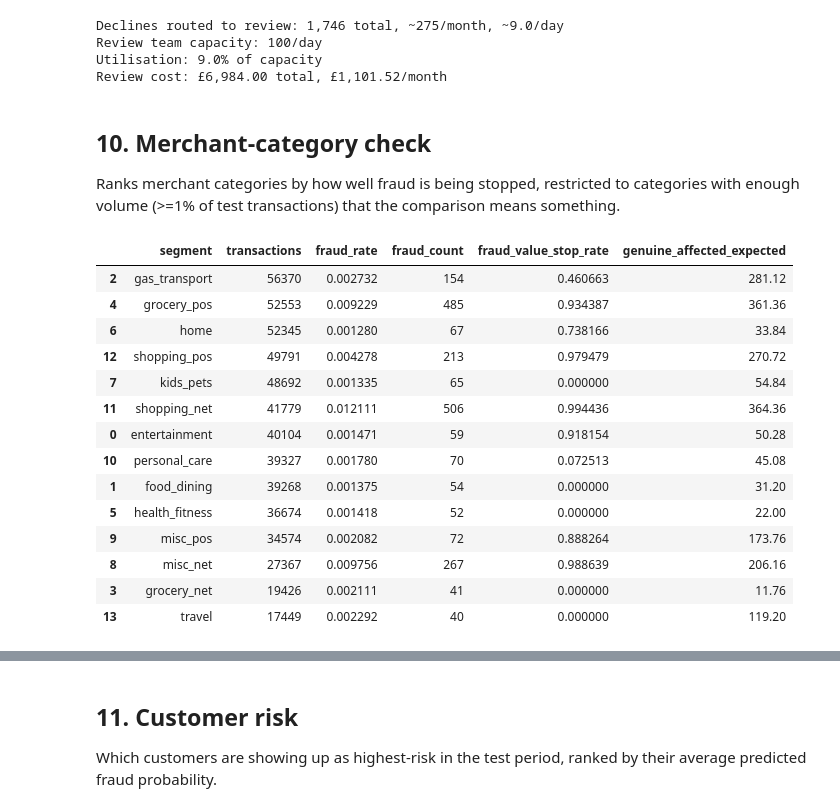
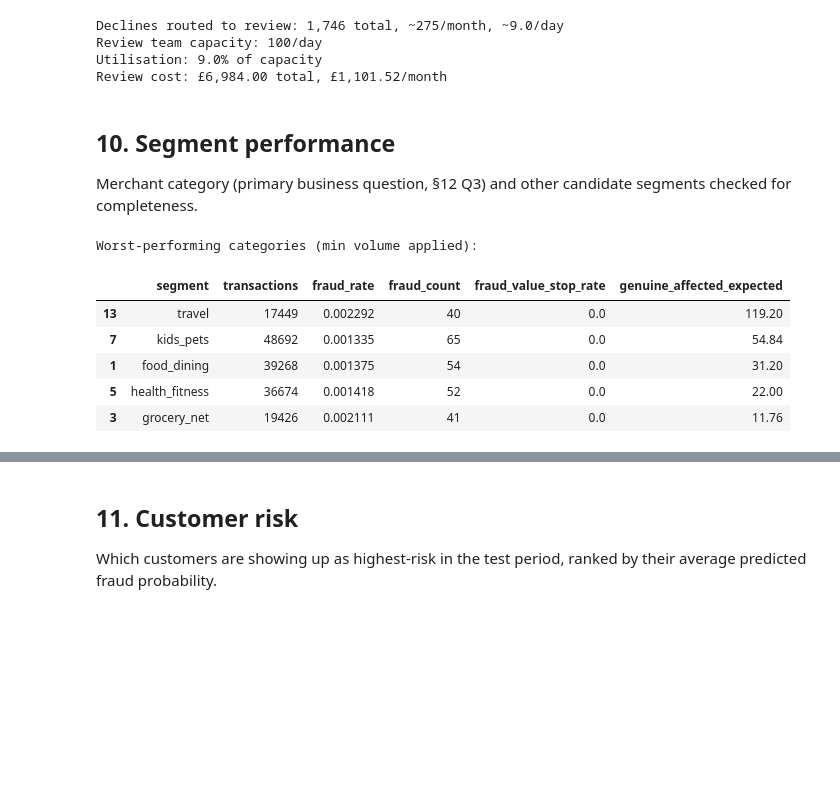
Before and after one commit to Ann-Vaseekar/fraud-model, a Jupyter notebook: notebooks/02_modelling.ipynb, the cells around one changed output, grey strips where cells are left out. Saved outputs shown, nothing was run; the diff lists cells and outputs as text; code cells hidden in the pictures; blank space fills up the shorter version.

```diff
--- a/notebooks/02_modelling.ipynb
+++ b/notebooks/02_modelling.ipynb
@@ -62,20 +62,13 @@ if time_values.isna().all():
 order = np.argsort(time_values.to_numpy())
 n_val = max(1, int(len(order) * 0.20))
 
-train_idx = model_train.index[order[:-n_val]]
-val_idx = model_train.index[order[-n_val:]]
+train_idx, val_idx = model_train.index[order[:-n_val]], model_train.index[order[-n_val:]]
 
 X_tr, y_tr = X_train.loc[train_idx], y_train.loc[train_idx]
 X_val, y_val = X_train.loc[val_idx], y_train.loc[val_idx]
 
-print(
-    f"Train:      {X_tr.shape[0]:,} rows "
-    f"({time_values.loc[train_idx].min()} → {time_values.loc[train_idx].max()})"
-)
-print(
-    f"Validation: {X_val.shape[0]:,} rows "
-    f"({time_values.loc[val_idx].min()} → {time_values.loc[val_idx].max()})"
-)
+print(f"Train:      {X_tr.shape[0]:,} rows ({time_values.loc[train_idx].min()} → {time_values.loc[train_idx].max()})")
+print(f"Validation: {X_val.shape[0]:,} rows ({time_values.loc[val_idx].min()} → {time_values.loc[val_idx].max()})")
 # %% [output]
 Train:      1,037,340 rows (2019-01-01 00:00:18 → 2020-03-06 07:15:17)
 Validation: 259,335 rows (2020-03-06 07:16:43 → 2020-06-21 12:13:37)
@@ -225,8 +210,8 @@ def expected_action_costs(probability, amounts, prior_declines):
 # %%
 def run_attrition_aware_policy(model_df, probability, y_true, customer_col="cc_num", date_col="trans_time", amount_col="amt"):
     """
-    Apply a risk-based policy: aware of attrition risk so we don't repeatedly decline
-    potential genuine transactions for the same cutomer
+    Apply a risk-based policy: aware of attrition risk to reduce repeatedly declining
+    potential genuine transactions for the same cutomer within the same year
     """
 
     ordered = model_df.assign(fraud_probability=probability, is_fraud=y_true.to_numpy()).sort_values(date_col)
@@ -348,9 +333,9 @@ Review team capacity: 100/day
 Utilisation: 9.0% of capacity
 Review cost: £6,984.00 total, £1,101.52/month
 # %% [markdown]
-## 10. Merchant-category check
+## 10. Segment performance
 
-Ranks merchant categories by how well fraud is being stopped, restricted to categories with enough volume (>=1% of test transactions) that the comparison means something.
+Merchant category (primary business question, §12 Q3) and other candidate segments checked for completeness.
 # %%
 def segment_metrics(df, y_true, actions, segment_col):
     fraud = y_true.to_numpy().astype(bool)
@@ -364,46 +349,39 @@ def segment_metrics(df, y_true, actions, segment_col):
         fraud_count, fraud_value = seg_fraud.sum(), seg_amounts[seg_fraud].sum()
         stopped_value = (
             seg_amounts[seg_fraud & (seg_actions == "decline")].sum()
             + seg_amounts[seg_fraud & (seg_actions == "stepup")].sum() * config.STEP_UP_FRAUD_STOP_RATE
         )
 
         genuine = ~seg_fraud
         affected = (
             (genuine & (seg_actions == "decline")).sum()
             + (genuine & (seg_actions == "stepup")).sum() * config.STEP_UP_GENUINE_ABANDON_RATE
         )
 
         rows.append({
             "segment": segment, "transactions": len(pos),
             "fraud_rate": fraud_count / len(pos), "fraud_count": fraud_count,
             "fraud_value_stop_rate": stopped_value / fraud_value if fraud_value else np.nan,
             "genuine_affected_expected": affected,
         })
 
     return pd.DataFrame(rows).sort_values("transactions", ascending=False)
 
 
 category_results = segment_metrics(model_test, y_test, actions, "category")
 min_segment_volume = max(1, int(0.01 * len(X_test)))
 worst_categories = (
     category_results[category_results["transactions"] >= min_segment_volume]
     .sort_values(["fraud_value_stop_rate", "genuine_affected_expected"], ascending=[True, False])
-    .head(4)
+    .head(5)
 )
-category_results
+print("Worst-performing categories (min volume applied):")
+worst_categories
 # %% [output]
+Worst-performing categories (min volume applied):
 |  | segment | transactions | fraud_rate | fraud_count | fraud_value_stop_rate | genuine_affected_expected |
-| 2 | gas_transport | 56370 | 0.002732 | 154 | 0.460663 | 281.12 |
-| 4 | grocery_pos | 52553 | 0.009229 | 485 | 0.934387 | 361.36 |
-| 6 | home | 52345 | 0.001280 | 67 | 0.738166 | 33.84 |
-| 12 | shopping_pos | 49791 | 0.004278 | 213 | 0.979479 | 270.72 |
-| 7 | kids_pets | 48692 | 0.001335 | 65 | 0.000000 | 54.84 |
-| 11 | shopping_net | 41779 | 0.012111 | 506 | 0.994436 | 364.36 |
-| 0 | entertainment | 40104 | 0.001471 | 59 | 0.918154 | 50.28 |
-| 10 | personal_care | 39327 | 0.001780 | 70 | 0.072513 | 45.08 |
-| 1 | food_dining | 39268 | 0.001375 | 54 | 0.000000 | 31.20 |
-| 5 | health_fitness | 36674 | 0.001418 | 52 | 0.000000 | 22.00 |
-| 9 | misc_pos | 34574 | 0.002082 | 72 | 0.888264 | 173.76 |
-| 8 | misc_net | 27367 | 0.009756 | 267 | 0.988639 | 206.16 |
-| 3 | grocery_net | 19426 | 0.002111 | 41 | 0.000000 | 11.76 |
-| 13 | travel | 17449 | 0.002292 | 40 | 0.000000 | 119.20 |
+| 13 | travel | 17449 | 0.002292 | 40 | 0.0 | 119.20 |
+| 7 | kids_pets | 48692 | 0.001335 | 65 | 0.0 | 54.84 |
+| 1 | food_dining | 39268 | 0.001375 | 54 | 0.0 | 31.20 |
+| 5 | health_fitness | 36674 | 0.001418 | 52 | 0.0 | 22.00 |
+| 3 | grocery_net | 19426 | 0.002111 | 41 | 0.0 | 11.76 |
```
Also changed, not shown: parts of 12 cells of this notebook, 2 other files.
